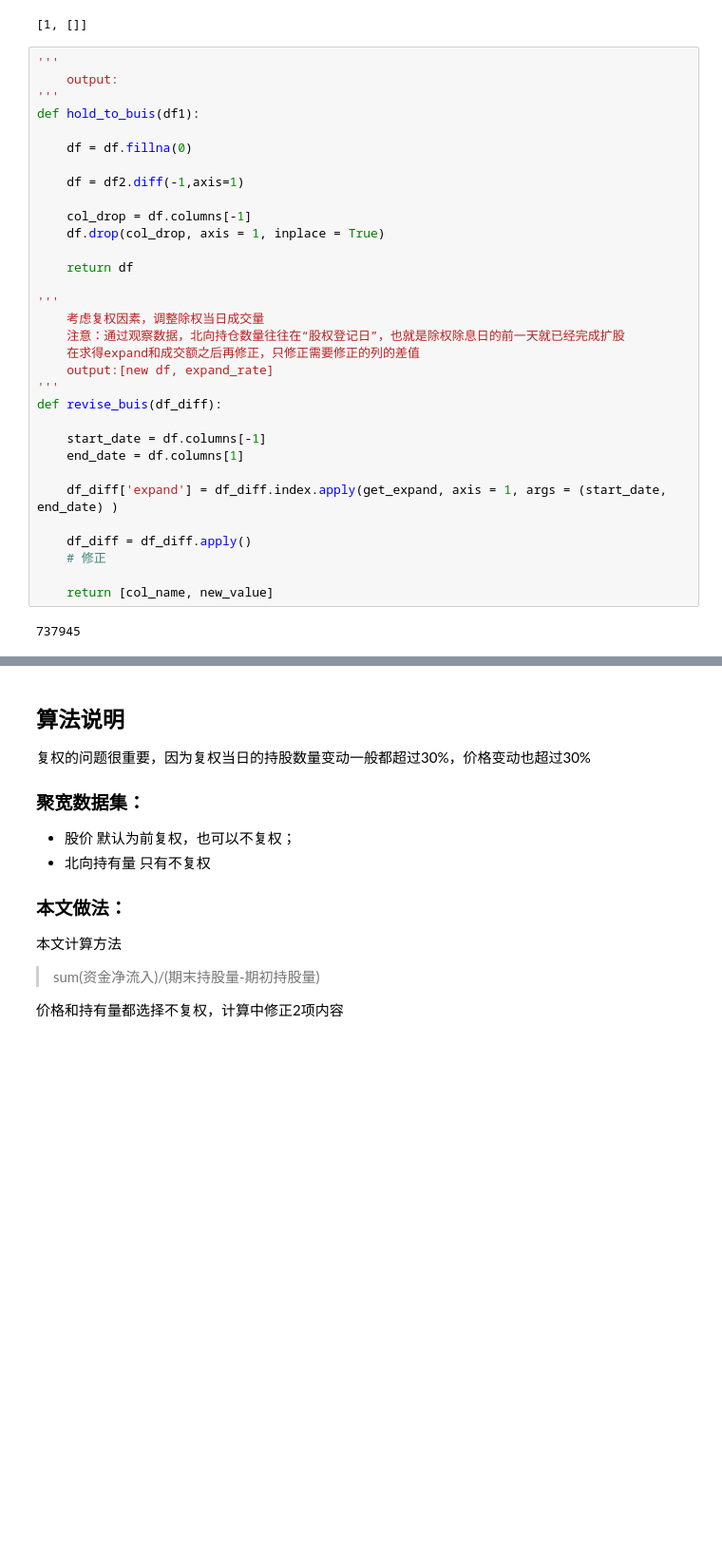
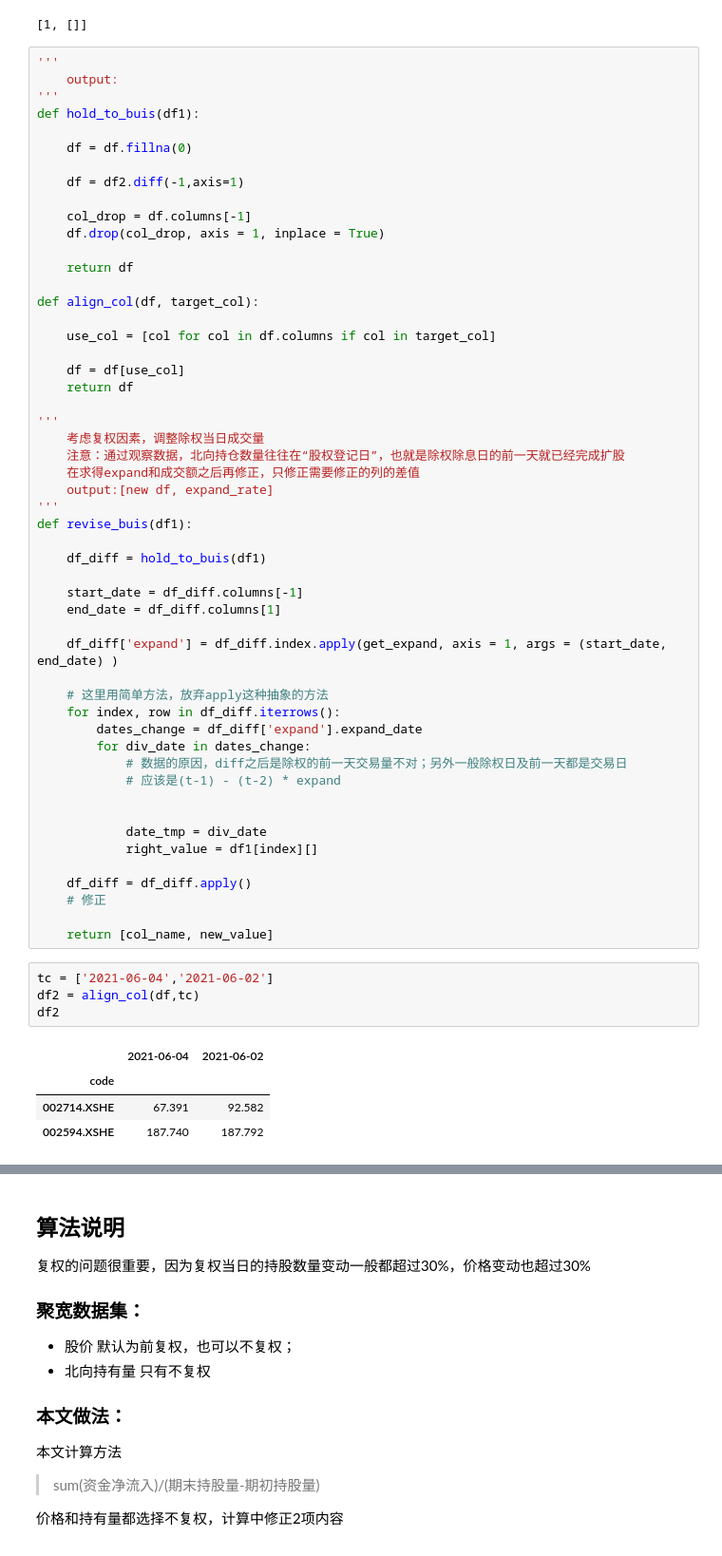
Before and after one commit to John2016/stock_scripts, a Jupyter notebook: research/roll_cost_of_hk.ipynb, the cells around one changed output, grey strips where cells are left out. Shown: that part at 95% size. Saved outputs shown, nothing was run; the diff lists cells and outputs as text; blank space fills up the shorter version.

```diff
--- a/research/roll_cost_of_hk.ipynb
+++ b/research/roll_cost_of_hk.ipynb
@@ -171,22 +182,49 @@ def hold_to_buis(df1):
 
     return df
 
+def align_col(df, target_col):
+
+    use_col = [col for col in df.columns if col in target_col]
+
+    df = df[use_col]
+    return df
+
 '''
     考虑复权因素，调整除权当日成交量
     注意：通过观察数据，北向持仓数量往往在“股权登记日”，也就是除权除息日的前一天就已经完成扩股
     在求得expand和成交额之后再修正，只修正需要修正的列的差值
     output:[new df, expand_rate]
 '''
-def revise_buis(df_diff):
+def revise_buis(df1):
 
-    start_date = df.columns[-1]
-    end_date = df.columns[1]
+    df_diff = hold_to_buis(df1)
+
+    start_date = df_diff.columns[-1]
+    end_date = df_diff.columns[1]
 
     df_diff['expand'] = df_diff.index.apply(get_expand, axis = 1, args = (start_date, end_date) )
+
+    # 这里用简单方法，放弃apply这种抽象的方法
+    for index, row in df_diff.iterrows():
+        dates_change = df_diff['expand'].expand_date
+        for div_date in dates_change:
+            # 数据的原因，diff之后是除权的前一天交易量不对；另外一般除权日及前一天都是交易日
+            # 应该是(t-1) - (t-2) * expand
+
+
+            date_tmp = div_date
+            right_value = df1[index][]
 
     df_diff = df_diff.apply()
     # 修正
 
     return [col_name, new_value]
-# %% [output]
-737945
+# %%
+tc = ['2021-06-04','2021-06-02']
+df2 = align_col(df,tc)
+df2
+# %% [output]
+|  | 2021-06-04 | 2021-06-02 |
+| code |  |  |
+| 002714.XSHE | 67.391 | 92.582 |
+| 002594.XSHE | 187.740 | 187.792 |
```
Also changed, not shown: parts of 5 cells of this notebook, 1 other file.
